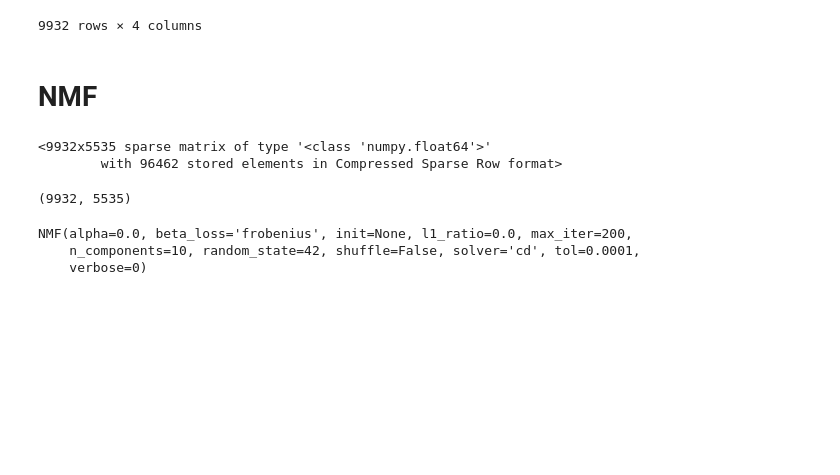
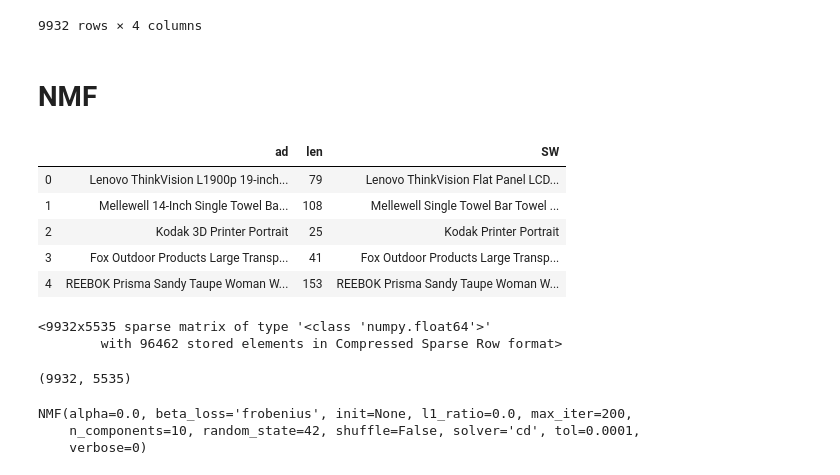
Before and after one commit to ourendingdays/Diploma, a Jupyter notebook: logic/MAIN.ipynb, the cells around one changed output. Cells and saved outputs as stored; diff of their text form; code cells hidden in the pictures; blank space fills up the shorter version.

```diff
--- a/logic/MAIN.ipynb
+++ b/logic/MAIN.ipynb
@@ -395,6 +432,15 @@ ads
 9932 rows × 4 columns
 # %% [markdown]
 # NMF
+# %%
+ads.head()
+# %% [output]
+|  | ad | len | SW |
+| 0 | Lenovo ThinkVision L1900p 19-inch... | 79 | Lenovo ThinkVision Flat Panel LCD... |
+| 1 | Mellewell 14-Inch Single Towel Ba... | 108 | Mellewell Single Towel Bar Towel ... |
+| 2 | Kodak 3D Printer Portrait | 25 | Kodak Printer Portrait |
+| 3 | Fox Outdoor Products Large Transp... | 41 | Fox Outdoor Products Large Transp... |
+| 4 | REEBOK Prisma Sandy Taupe Woman W... | 153 | REEBOK Prisma Sandy Taupe Woman W... |
 # %%
 tfidf = TfidfVectorizer(max_df=0.95, min_df=2, stop_words='english')
 
```
Also changed, not shown: parts of 29 cells of this notebook.
